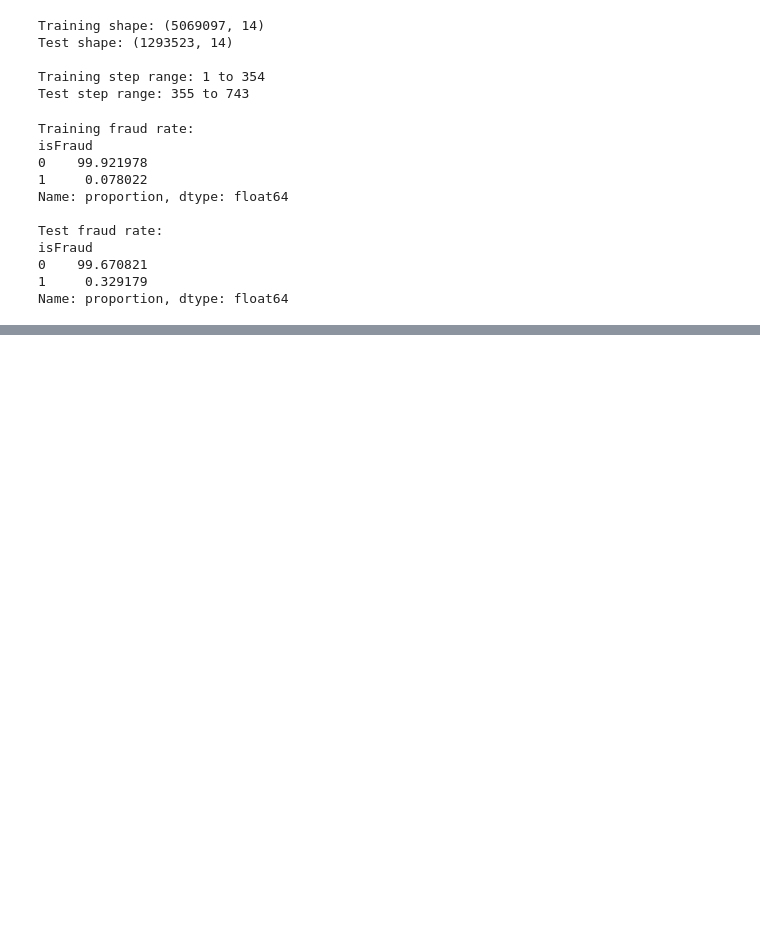
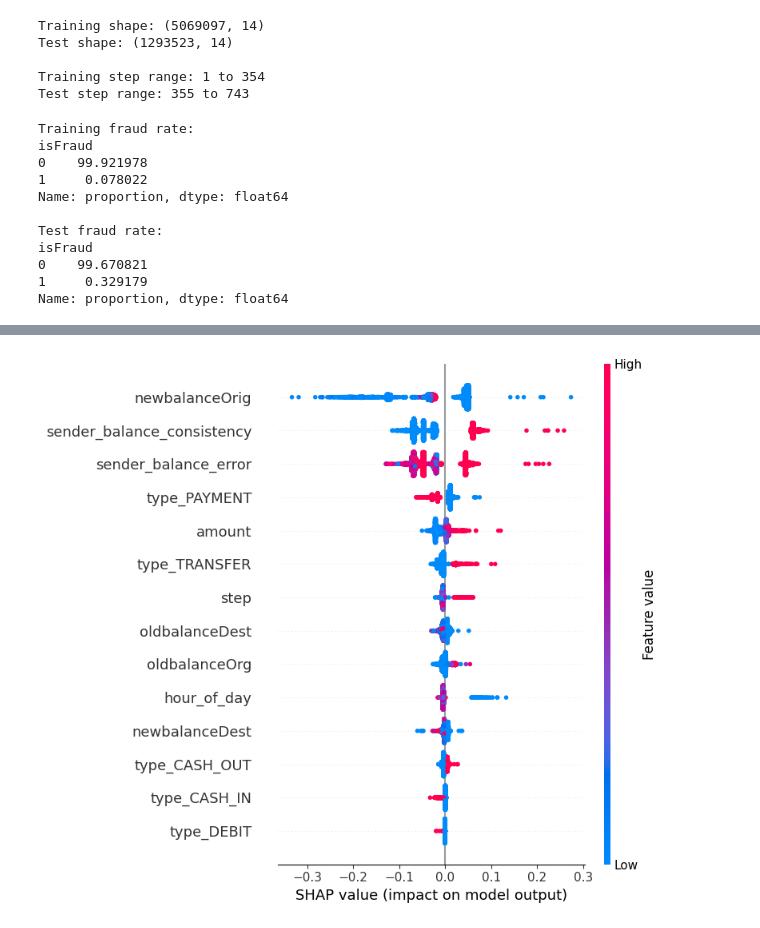
Before and after one commit to raja-perugu07/Fraud-detection-Financial-Risk-Management, a Jupyter notebook: FD.ipynb, the cells around one changed output, grey strips where cells are left out. Cells and saved outputs as stored; diff of their text form; code cells hidden in the pictures; blank space fills up the shorter version.

```diff
--- a/FD.ipynb
+++ b/FD.ipynb
@@ -1314,0 +2273,7 @@ Name: proportion, dtype: float64
+# %%
+shap.summary_plot(
+    shap_values_fraud_global,
+    X_shap_global
+)
+# %% [output]
+[figure, added]
```
Also changed, not shown: parts of 134 cells of this notebook.
